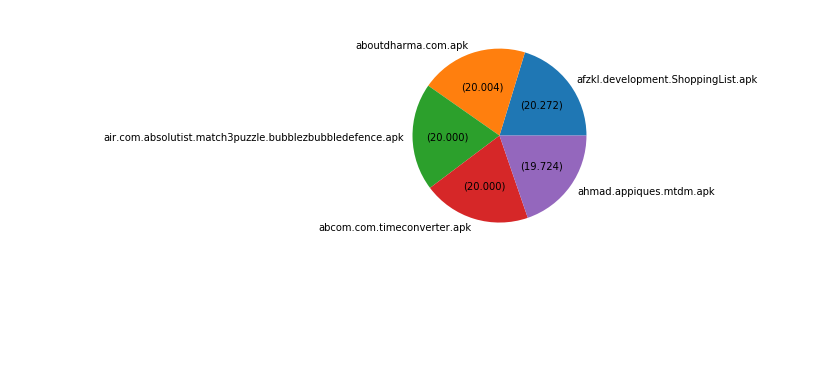
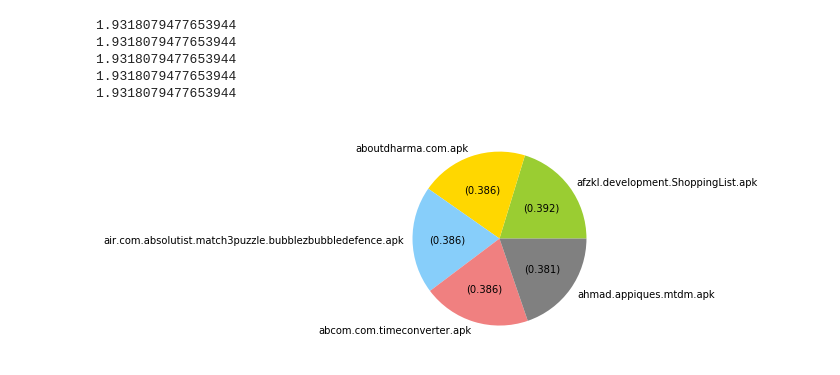
Before and after one commit to zahrafitrianti/atsp-project, a Jupyter notebook: normalised_piechart.ipynb, the cells around one changed output. Saved outputs shown, nothing was run; the diff lists cells and outputs as text; code cells hidden in the pictures; blank space fills up the shorter version.

Commit message:
pie char for percentage representation
some changes

```diff
--- a/normalised_piechart.ipynb
+++ b/normalised_piechart.ipynb
@@ -6,10 +6,14 @@ def averageovercolumns():
     liste = []
     final = []
     data_c = pd.read_csv('final_scores_normalized.csv')
+    # total final frame
     final1 = data_c.rename(index=str, columns={"combined score": "combinedscore"})
+    # top 5 frame
     final = final1.sort_values('combinedscore', ascending=False).head(5)[['combinedscore', 'app_name']]
+    allscore = final1['combinedscore']
     scorelist = final['combinedscore']
     scorelist = scorelist.tolist()
+    allscore = allscore.tolist()
     #final = data_c.rename(index=str, columns={"combined features": "combinedfeatures"})
     applist = final['app_name']
     applist =applist.tolist()
@@ -20,6 +24,27 @@ def averageovercolumns():
     flat_appname = [sublist for sublist in app_pp ]
     liste.append(flat_score)
     liste.append(flat_appname)
-    return flat_score,flat_appname
+    return flat_score,flat_appname,allscore
 # %%
-flat_score,flat_appname = averageovercolumns()
+flat_score,flat_appname,allscore = averageovercolumns()
+# %%
+import matplotlib.pyplot as plt
+
+# percentage representing how much each app in the top five contributes to the total share
+# of the top five most vulnerable apps or
+
+plt.figure(figsize=plt.figaspect(1))
+colors = ['yellowgreen', 'gold', 'lightskyblue', 'lightcoral','gray']
+def make_autopct(values,allscore):
+    def my_autopct(pct):
+        total = sum(allscore)
+        print(total)
+        #val = ((pct))
+        val = ((pct*total)*0.01)
+
+        return '({v:.3f})'.format(p=pct,v=val)
+    return my_autopct
+
+#plt.pie(flat_score, labels=flat_appname, colors = colors,autopct=make_autopct(flat_score))
+plt.pie(flat_score, labels=flat_appname, colors = colors,autopct=make_autopct(flat_score,allscore))
+plt.show()
@@ -26,20 +58,26 @@ flat_score,flat_appname = averageovercolumns()
 # %%
 import matplotlib.pyplot as plt
 
 # percentage representing how much each app in the top five contributes to the total share
-# of the top five most vulnerable apps
+# of the top five most vulnerable apps or
 plt.figure(figsize=plt.figaspect(1))
+colors = ['yellowgreen', 'gold', 'lightskyblue', 'lightcoral','gray']
 def make_autopct(values):
     def my_autopct(pct):
         total = sum(values)
-       # print(pct)
-        val = ((pct))
-        #val = ((pct*total)*0.01)
+        print(total)
+        #val = ((pct))
+        val = ((pct*total)*0.01)
 
         return '({v:.3f})'.format(p=pct,v=val)
     return my_autopct
 
-plt.pie(flat_score, labels=flat_appname, autopct=make_autopct(flat_score))
+plt.pie(flat_score, labels=flat_appname, colors = colors,autopct=make_autopct(flat_score))
 plt.show()
 # %% [output]
+1.9318079477653944
+1.9318079477653944
+1.9318079477653944
+1.9318079477653944
+1.9318079477653944
-[figure, old version]
+[figure, new version]
```
Also changed, not shown: parts of 1 cell of this notebook.
